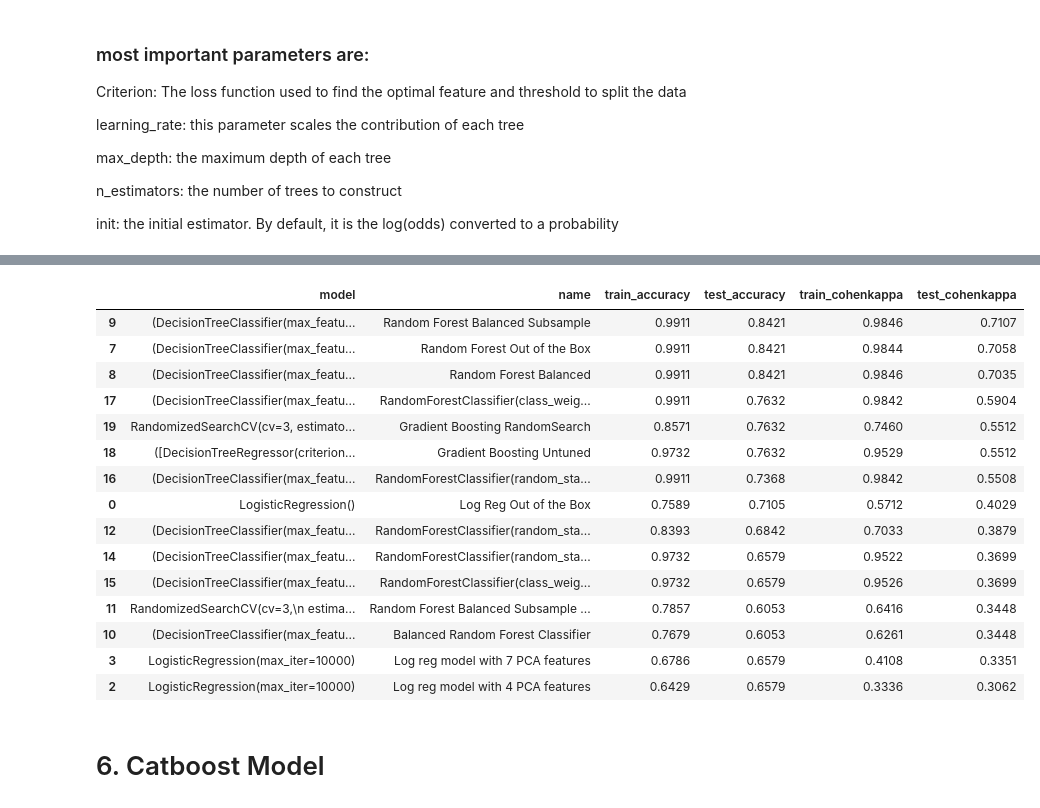
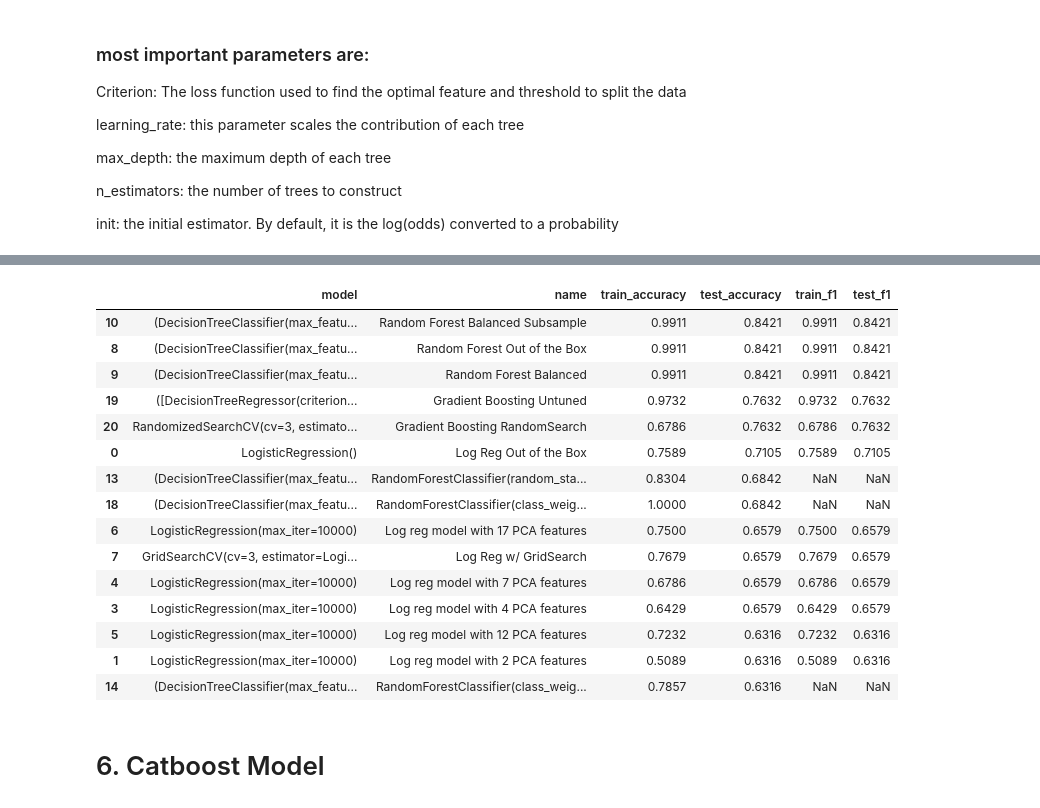
Before and after one commit to mroumelis/Springboard, a Jupyter notebook: Capstone2/Capstone2_Modeling.ipynb, the cells around one changed output, grey strips where cells are left out. Cells and saved outputs as stored; diff of their text form; code cells hidden in the pictures.

```diff
--- a/Capstone2/Capstone2_Modeling.ipynb
+++ b/Capstone2/Capstone2_Modeling.ipynb
@@ -133,24 +137,27 @@ def evaluation_block(model):
     plt.show()
 # %%
 #create a dataframe to store and compare our model results
-results = pd.DataFrame(columns = ['model','name','train_accuracy', 'test_accuracy', 'train_cohenkappa', 'test_cohenkappa'])
+results = pd.DataFrame(columns = ['model','name','train_accuracy', 'test_accuracy', 'train_f1', 'test_f1'])
 pd.set_option("max_colwidth", 100)
 def save_scores(model, name):
     y_tr_pred = model.predict(X_train)
 
     train_acc = round(accuracy_score(y_train,y_tr_pred),4)
     test_acc = round(accuracy_score(y_test,y_pred),4)
-    train_f1 = round(f1_score(y_train, y_tr_pred, average='weighted'),4)
-
-    train_cohen = round(cohen_kappa_score(y_train, y_tr_pred),4)
-    test_cohen = round(cohen_kappa_score(y_test, y_pred),4)
+    train_f1 = round(f1_score(y_train, y_tr_pred, average='micro'),4)
+    test_f1 = round(f1_score(y_test, y_pred, average='micro'),4)
+    #train_cohen = round(cohen_kappa_score(y_train, y_tr_pred),4)
+    #test_cohen = round(cohen_kappa_score(y_test, y_pred),4)
 
     new_row = {'model':model,
                'name': name,
                'train_accuracy': train_acc,
                'test_accuracy': test_acc,
-               'train_cohenkappa': train_cohen,
-               'test_cohenkappa': test_cohen}
+               'train_f1': train_f1,
+               'test_f1': test_f1,
+               #'train_logloss': train_logloss,
+               #'test_logloss': test_logloss
+              }
     results.loc[0 if pd.isnull(results.index.max()) else results.index.max() + 1] = new_row
 # %%
 #create function to perform random search on a given model and parameter grid
@@ -280,8 +282,8 @@ for i in pca_feat:
     #add to results data frame
     train_acc = round(accuracy_score(y_train,y_tr_pred),4)
     test_acc = round(accuracy_score(y_test,y_pred),4)
-    train_cohen = round(cohen_kappa_score(y_train, y_tr_pred),4)
-    test_cohen = round(cohen_kappa_score(y_test, y_pred),4)
+    train_f1 = round(f1_score(y_train, y_tr_pred, average='micro'),4)
+    test_f1 = round(f1_score(y_test, y_pred, average='micro'),4)
     model = logreg_model
     name = 'Log reg model with {} PCA features'.format(i)
 
@@ -289,15 +291,15 @@ for i in pca_feat:
                'name': name,
                'train_accuracy': train_acc,
                'test_accuracy': test_acc,
-               'train_cohenkappa': train_cohen,
-               'test_cohenkappa': test_cohen}
+               'train_f1': train_f1,
+               'test_f1': test_f1}
     results.loc[0 if pd.isnull(results.index.max()) else results.index.max() + 1] = new_row
 
     print('---------------------Train & Test scores : Log reg model with {} PCA features-------------------'.format(i))
     print('Train - Accuracy: ', round(accuracy_score(y_train,y_tr_pred),4))
     print('Test - Accuracy: ', round(accuracy_score(y_test,y_pred),4))
-    #print('Train - Cohens Kappa: {} '.format(round(cohen_kappa_score(y_train, y_tr_pred_prob),4)))
-    #print('Test - Cohens Kappa: {} \n'.format(round(cohen_kappa_score(y_test, y_pred_prob),4)))
+    print('Train - F1: {} '.format(round(f1_score(y_train, y_tr_pred, average='micro'),4)))
+    print('Test - F1: {} \n'.format(round(f1_score(y_test, y_pred, average='micro'),4)))
     print(classification_report(y_test,y_pred))
     plt.figure(figsize=(9,9))
     plot_confusion_matrix(logreg_model, X_test_i, y_test, normalize='true', cmap = 'Blues')
@@ -976,22 +995,22 @@ Grade 3 or Lower       0.50      0.50      0.50         2
 # %%
-results.sort_values('test_cohenkappa', ascending = False).head(15)
+results.sort_values('test_accuracy', ascending = False).head(15)
 # %% [output]
-|  | model | name | train_accuracy | test_accuracy | train_cohenkappa | test_cohenkappa |
-| 9 | (DecisionTreeClassifier(max_featu... | Random Forest Balanced Subsample | 0.9911 | 0.8421 | 0.9846 | 0.7107 |
-| 7 | (DecisionTreeClassifier(max_featu... | Random Forest Out of the Box | 0.9911 | 0.8421 | 0.9844 | 0.7058 |
-| 8 | (DecisionTreeClassifier(max_featu... | Random Forest Balanced | 0.9911 | 0.8421 | 0.9846 | 0.7035 |
-| 17 | (DecisionTreeClassifier(max_featu... | RandomForestClassifier(class_weig... | 0.9911 | 0.7632 | 0.9842 | 0.5904 |
-| 19 | RandomizedSearchCV(cv=3, estimato... | Gradient Boosting RandomSearch | 0.8571 | 0.7632 | 0.7460 | 0.5512 |
-| 18 | ([DecisionTreeRegressor(criterion... | Gradient Boosting Untuned | 0.9732 | 0.7632 | 0.9529 | 0.5512 |
-| 16 | (DecisionTreeClassifier(max_featu... | RandomForestClassifier(random_sta... | 0.9911 | 0.7368 | 0.9842 | 0.5508 |
-| 0 | LogisticRegression() | Log Reg Out of the Box | 0.7589 | 0.7105 | 0.5712 | 0.4029 |
-| 12 | (DecisionTreeClassifier(max_featu... | RandomForestClassifier(random_sta... | 0.8393 | 0.6842 | 0.7033 | 0.3879 |
-| 14 | (DecisionTreeClassifier(max_featu... | RandomForestClassifier(random_sta... | 0.9732 | 0.6579 | 0.9522 | 0.3699 |
-| 15 | (DecisionTreeClassifier(max_featu... | RandomForestClassifier(class_weig... | 0.9732 | 0.6579 | 0.9526 | 0.3699 |
-| 11 | RandomizedSearchCV(cv=3,\n estima... | Random Forest Balanced Subsample ... | 0.7857 | 0.6053 | 0.6416 | 0.3448 |
-| 10 | (DecisionTreeClassifier(max_featu... | Balanced Random Forest Classifier | 0.7679 | 0.6053 | 0.6261 | 0.3448 |
-| 3 | LogisticRegression(max_iter=10000) | Log reg model with 7 PCA features | 0.6786 | 0.6579 | 0.4108 | 0.3351 |
-| 2 | LogisticRegression(max_iter=10000) | Log reg model with 4 PCA features | 0.6429 | 0.6579 | 0.3336 | 0.3062 |
+|  | model | name | train_accuracy | test_accuracy | train_f1 | test_f1 |
+| 10 | (DecisionTreeClassifier(max_featu... | Random Forest Balanced Subsample | 0.9911 | 0.8421 | 0.9911 | 0.8421 |
+| 8 | (DecisionTreeClassifier(max_featu... | Random Forest Out of the Box | 0.9911 | 0.8421 | 0.9911 | 0.8421 |
+| 9 | (DecisionTreeClassifier(max_featu... | Random Forest Balanced | 0.9911 | 0.8421 | 0.9911 | 0.8421 |
+| 19 | ([DecisionTreeRegressor(criterion... | Gradient Boosting Untuned | 0.9732 | 0.7632 | 0.9732 | 0.7632 |
+| 20 | RandomizedSearchCV(cv=3, estimato... | Gradient Boosting RandomSearch | 0.6786 | 0.7632 | 0.6786 | 0.7632 |
+| 0 | LogisticRegression() | Log Reg Out of the Box | 0.7589 | 0.7105 | 0.7589 | 0.7105 |
+| 13 | (DecisionTreeClassifier(max_featu... | RandomForestClassifier(random_sta... | 0.8304 | 0.6842 | NaN | NaN |
+| 18 | (DecisionTreeClassifier(max_featu... | RandomForestClassifier(class_weig... | 1.0000 | 0.6842 | NaN | NaN |
+| 6 | LogisticRegression(max_iter=10000) | Log reg model with 17 PCA features | 0.7500 | 0.6579 | 0.7500 | 0.6579 |
+| 7 | GridSearchCV(cv=3, estimator=Logi... | Log Reg w/ GridSearch | 0.7679 | 0.6579 | 0.7679 | 0.6579 |
+| 4 | LogisticRegression(max_iter=10000) | Log reg model with 7 PCA features | 0.6786 | 0.6579 | 0.6786 | 0.6579 |
+| 3 | LogisticRegression(max_iter=10000) | Log reg model with 4 PCA features | 0.6429 | 0.6579 | 0.6429 | 0.6579 |
+| 5 | LogisticRegression(max_iter=10000) | Log reg model with 12 PCA features | 0.7232 | 0.6316 | 0.7232 | 0.6316 |
+| 1 | LogisticRegression(max_iter=10000) | Log reg model with 2 PCA features | 0.5089 | 0.6316 | 0.5089 | 0.6316 |
+| 14 | (DecisionTreeClassifier(max_featu... | RandomForestClassifier(class_weig... | 0.7857 | 0.6316 | NaN | NaN |
 # %% [markdown]
 # 6. Catboost Model
 # %% [markdown]
```
Also changed, not shown: parts of 23 cells of this notebook.
